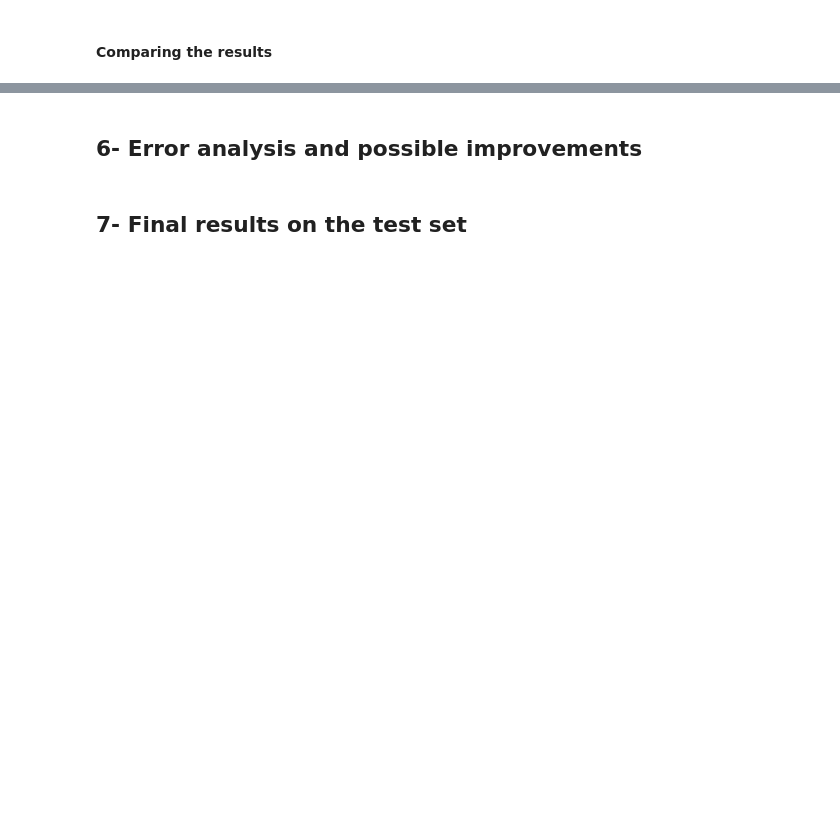
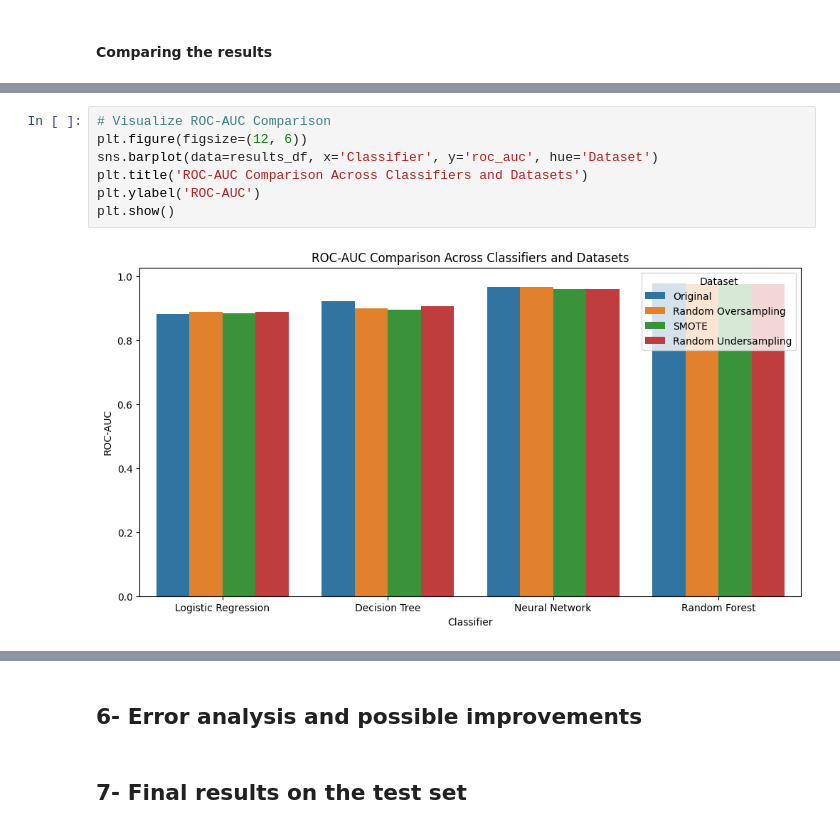
Before and after one commit to Hayder-Aleissa/ML-Project, a Jupyter notebook: ML_Project_P1.ipynb, the cells around one changed output, grey strips where cells are left out. Cells and saved outputs as stored; diff of their text form; blank space fills up the shorter version.

```diff
--- a/ML_Project_P1.ipynb
+++ b/ML_Project_P1.ipynb
@@ -753,0 +906,9 @@ plt.show()
+# %%
+# Visualize ROC-AUC Comparison
+plt.figure(figsize=(12, 6))
+sns.barplot(data=results_df, x='Classifier', y='roc_auc', hue='Dataset')
+plt.title('ROC-AUC Comparison Across Classifiers and Datasets')
+plt.ylabel('ROC-AUC')
+plt.show()
+# %% [output]
+[figure, added]
```
Also changed, not shown: parts of 14 cells of this notebook.
